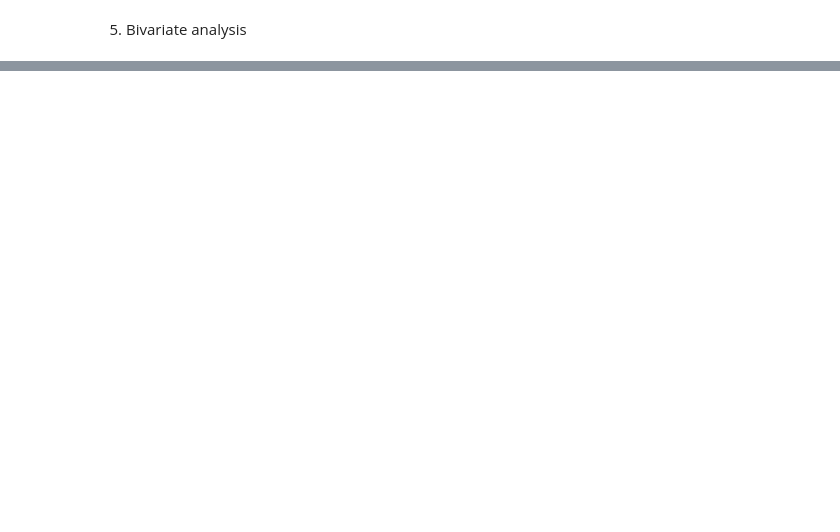
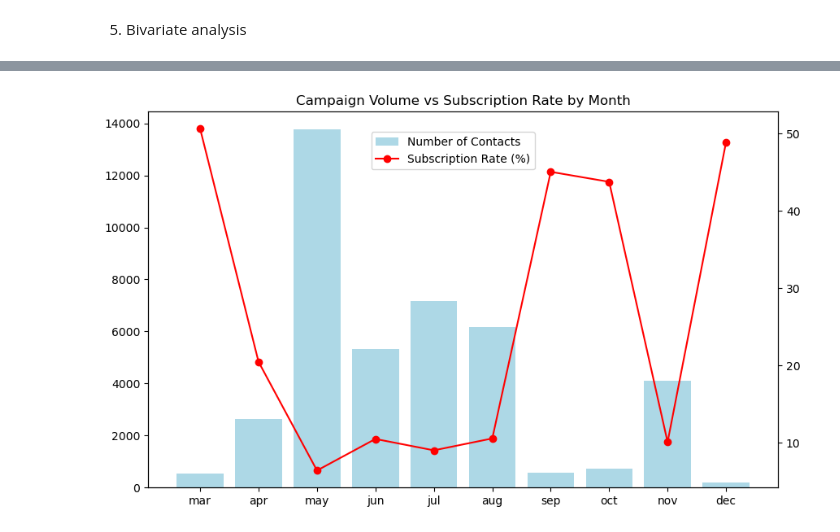
Before and after one commit to trungsyd2409/_Statistical_Think_Assigment1, a Jupyter notebook: main.ipynb, the cells around one changed output, grey strips where cells are left out. Cells and saved outputs as stored; diff of their text form; code cells hidden in the pictures; blank space fills up the shorter version.

```diff
--- a/main.ipynb
+++ b/main.ipynb
@@ -192,0 +225,14 @@ def get_subcription_rate(col, df):
+# %%
+month = ['jan', 'feb', 'mar', 'apr', 'may', 'jun', 'jul', 'aug', 'sep', 'oct', 'nov', 'dec']
+
+
+fig, ax = plt.subplots(figsize=(10, 6))
+ax.bar(month, cleaned_df['month'].value_counts().reindex(month).values, label='Number of Contacts', color='lightblue')
+ax1 = ax.twinx()
+ax1.plot(month, get_subcription_rate('month', cleaned_df).reindex(month).values, color='red', marker='o', label='Subscription Rate (%)')
+fig.legend(loc="upper center", bbox_to_anchor=(0.5,0.85))
+ax.set_title("Campaign Volume vs Subscription Rate by Month")
+
+plt.show()
+# %% [output]
+[figure, added]
```
Also changed, not shown: parts of 5 cells of this notebook.
